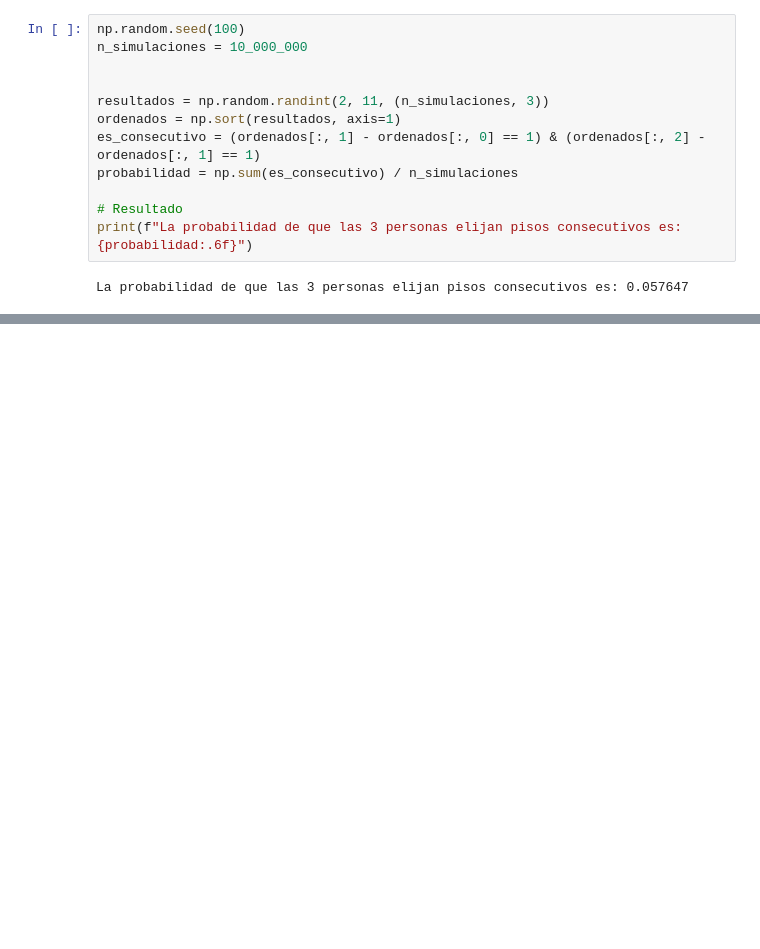
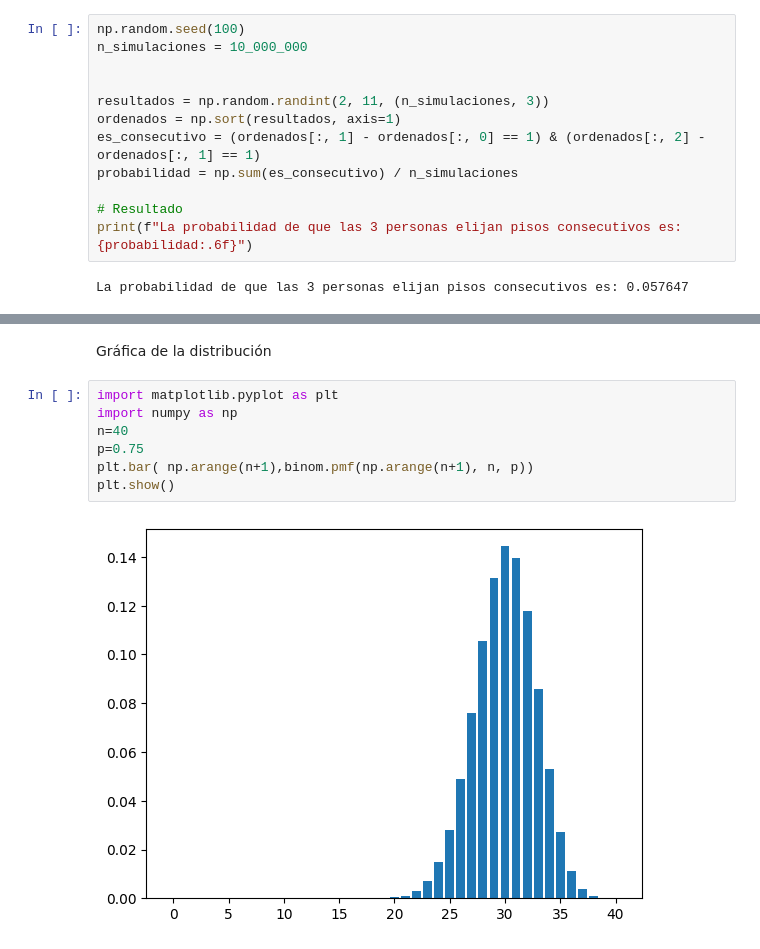
Before and after one commit to BrajanNieto/stats-prob-py, a Jupyter notebook: 01. Ex-Probability.ipynb, the cells around one changed output, grey strips where cells are left out. Saved outputs shown, nothing was run; the diff lists cells and outputs as text; blank space fills up the shorter version.

```diff
--- a/01. Ex-Probability.ipynb
+++ b/01. Ex-Probability.ipynb
@@ -63,0 +121,11 @@ $P = \frac{\text{Favorable Outcomes}}{\text{Sample Space}} = \frac{42}{729} = \f
+# %% [markdown]
+Gráfica de la distribución
+# %%
+import matplotlib.pyplot as plt
+import numpy as np
+n=40
+p=0.75
+plt.bar( np.arange(n+1),binom.pmf(np.arange(n+1), n, p))
+plt.show()
+# %% [output]
+[figure, added]
```
Also changed, not shown: parts of 19 cells of this notebook.
